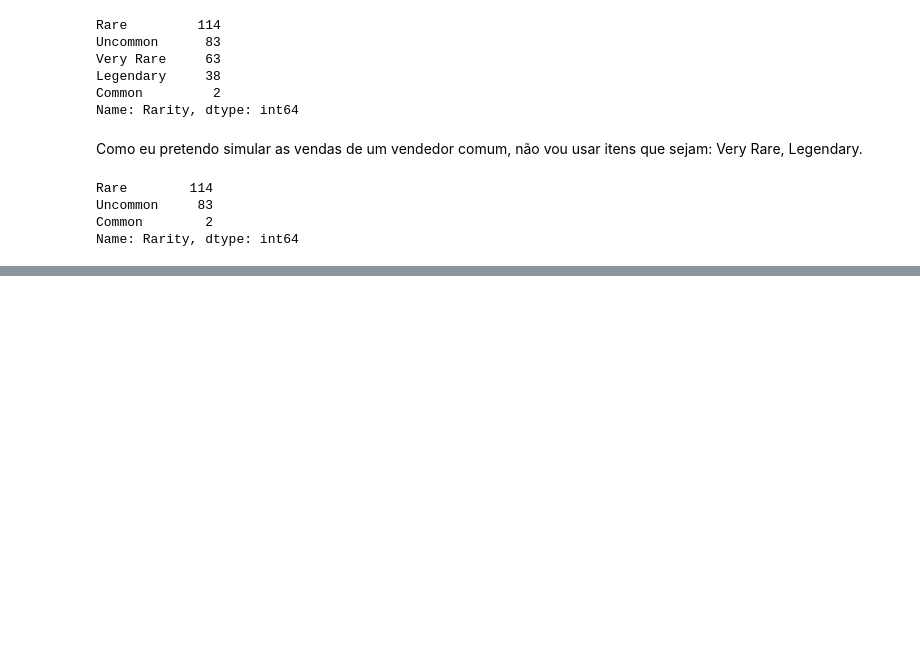
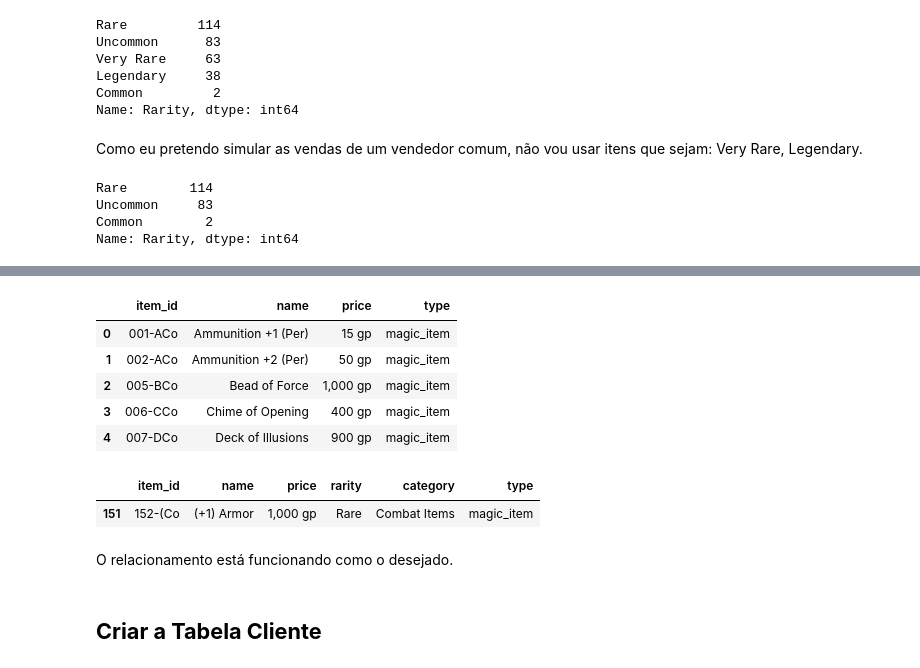
Before and after one commit to PatrickLeal/projeto_baldursgate_vendor_sales, a Jupyter notebook: database_creation.ipynb, the cells around one changed output, grey strips where cells are left out. Saved outputs shown, nothing was run; the diff lists cells and outputs as text; code cells hidden in the pictures; blank space fills up the shorter version.

```diff
--- a/database_creation.ipynb
+++ b/database_creation.ipynb
@@ -104,0 +171,12 @@ Name: Rarity, dtype: int64
+# %%
+wanted_cols = ['item_id', 'name', 'price', 'type']
+# %%
+product = magic_items_filtered[wanted_cols].copy()
+# %%
+product = pd.concat([product,
+                     adventure_gear[wanted_cols],
+                     weapons[wanted_cols],
+                     armor[wanted_cols],
+                     potions_filtered[wanted_cols],
+                     poisons[wanted_cols]],
+                     ignore_index=True)
@@ -104,0 +193,20 @@ Name: Rarity, dtype: int64
+# %%
+product.head()
+# %% [output]
+|  | item_id | name | price | type |
+| 0 | 001-ACo | Ammunition +1 (Per) | 15 gp | magic_item |
+| 1 | 002-ACo | Ammunition +2 (Per) | 50 gp | magic_item |
+| 2 | 005-BCo | Bead of Force | 1,000 gp | magic_item |
+| 3 | 006-CCo | Chime of Opening | 400 gp | magic_item |
+| 4 | 007-DCo | Deck of Illusions | 900 gp | magic_item |
+# %%
+# testando o relacionamento das tabelas
+ammunition_itemID =  random.choices(product['item_id'].loc[product['type'] == 'magic_item'])
+magic_items_filtered.query('item_id == @ammunition_itemID')
+# %% [output]
+|  | item_id | name | price | rarity | category | type |
+| 151 | 152-(Co | (+1) Armor | 1,000 gp | Rare | Combat Items | magic_item |
+# %% [markdown]
+O relacionamento está funcionando como o desejado.
+# %% [markdown]
+## **Criar a Tabela Cliente**
```
Also changed, not shown: parts of 23 cells of this notebook, 2 other files.
